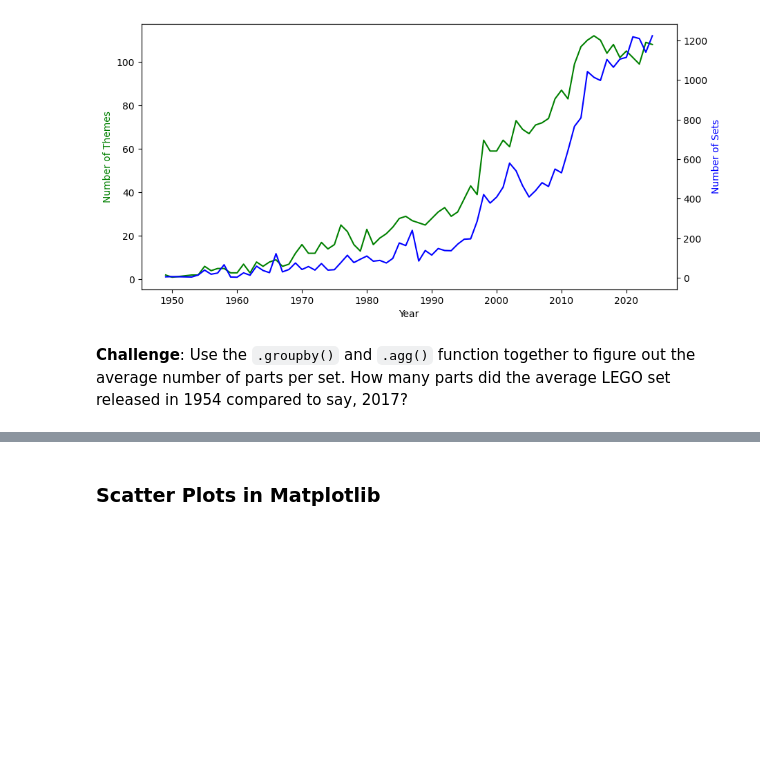
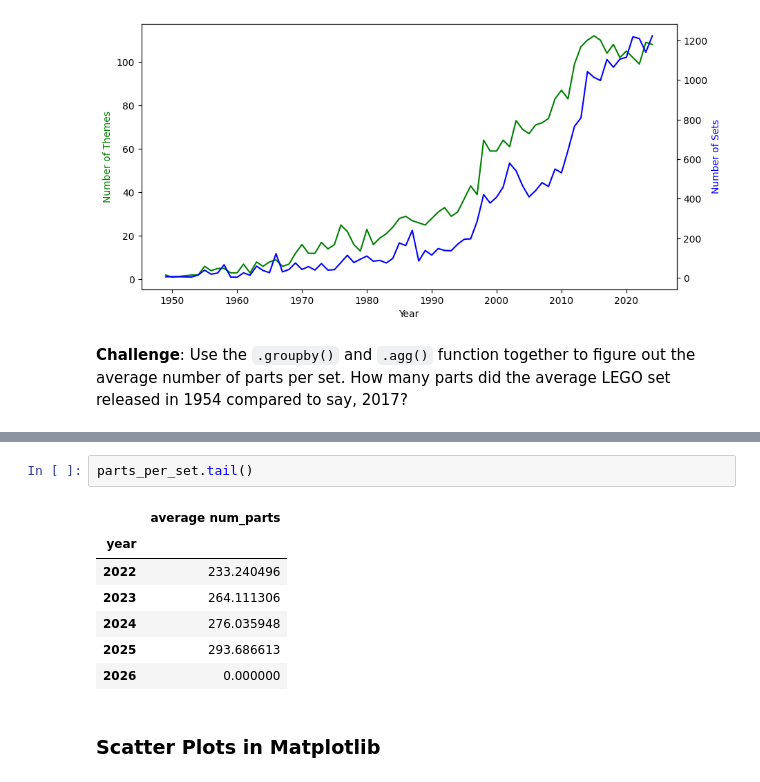
Before and after one commit to AndyRoy04/100DaysOfCode_Python, a Jupyter notebook: Day_74/Lego_Analysis_for_Course_(start).ipynb, the cells around one changed output, grey strips where cells are left out. Cells and saved outputs as stored; diff of their text form; blank space fills up the shorter version.

```diff
--- a/Day_74/Lego_Analysis_for_Course_(start).ipynb
+++ b/Day_74/Lego_Analysis_for_Course_(start).ipynb
@@ -230,3 +242,13 @@ Text(0, 0.5, 'Number of Sets')
+# %%
+parts_per_set.tail()
+# %% [output]
+|  | average num_parts |
+| year |  |
+| 2022 | 233.240496 |
+| 2023 | 264.111306 |
+| 2024 | 276.035948 |
+| 2025 | 293.686613 |
+| 2026 | 0.000000 |
 # %% [markdown]
 ### Scatter Plots in Matplotlib
 # %% [markdown]
```
Also changed, not shown: parts of 2 cells of this notebook.
